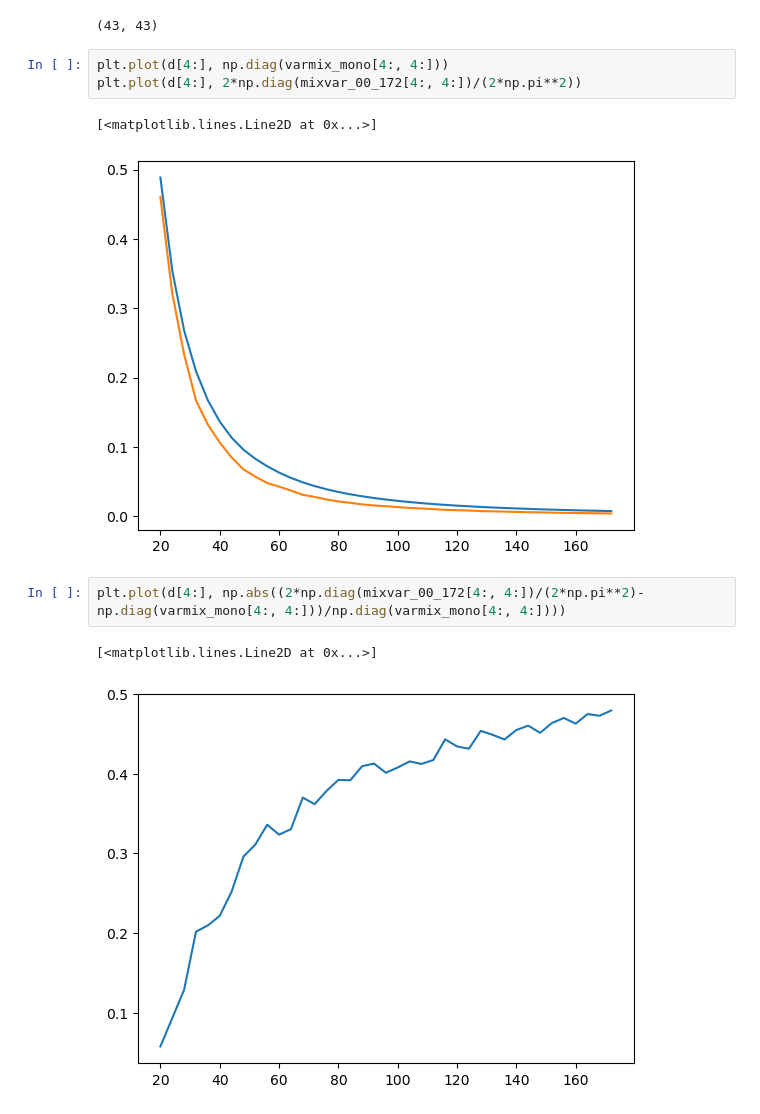
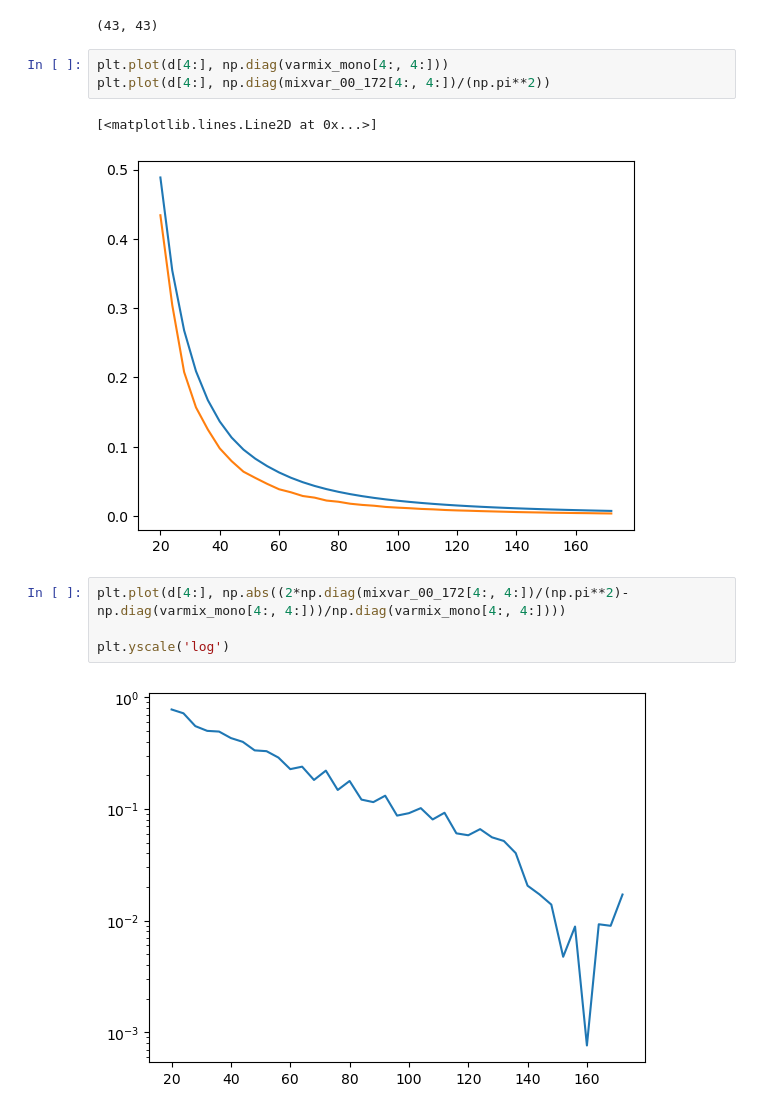
Before and after one commit to dasobral/2DFFTLog, a Jupyter notebook: test_integrals.ipynb, the cells around one changed output. Saved outputs shown, nothing was run; the diff lists cells and outputs as text.

```diff
--- a/test_integrals.ipynb
+++ b/test_integrals.ipynb
@@ -291,12 +319,13 @@ np.shape(varmix_mono)
 (43, 43)
 # %%
 plt.plot(d[4:], np.diag(varmix_mono[4:, 4:]))
-plt.plot(d[4:], 2*np.diag(mixvar_00_172[4:, 4:])/(2*np.pi**2))
+plt.plot(d[4:], np.diag(mixvar_00_172[4:, 4:])/(np.pi**2))
 # %% [output]
 [<matplotlib.lines.Line2D at 0x...>]
-[figure, old version]
+[figure, new version]
 # %%
-plt.plot(d[4:], np.abs((2*np.diag(mixvar_00_172[4:, 4:])/(2*np.pi**2)-np.diag(varmix_mono[4:, 4:]))/np.diag(varmix_mono[4:, 4:])))
+plt.plot(d[4:], np.abs((2*np.diag(mixvar_00_172[4:, 4:])/(np.pi**2)-np.diag(varmix_mono[4:, 4:]))/np.diag(varmix_mono[4:, 4:])))
+
+plt.yscale('log')
 # %% [output]
-[<matplotlib.lines.Line2D at 0x...>]
-[figure, old version]
+[figure, new version]
```
Also changed, not shown: parts of 28 cells of this notebook, 2 other files.
